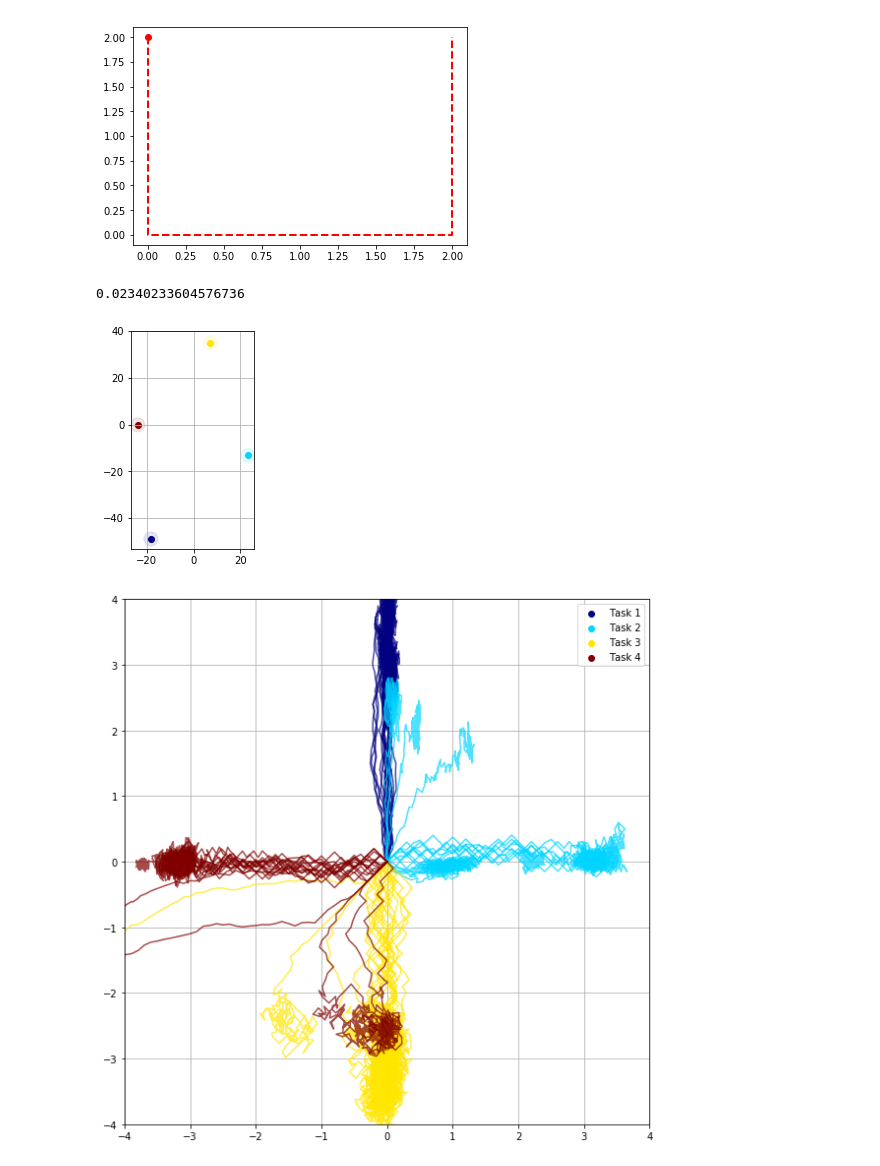
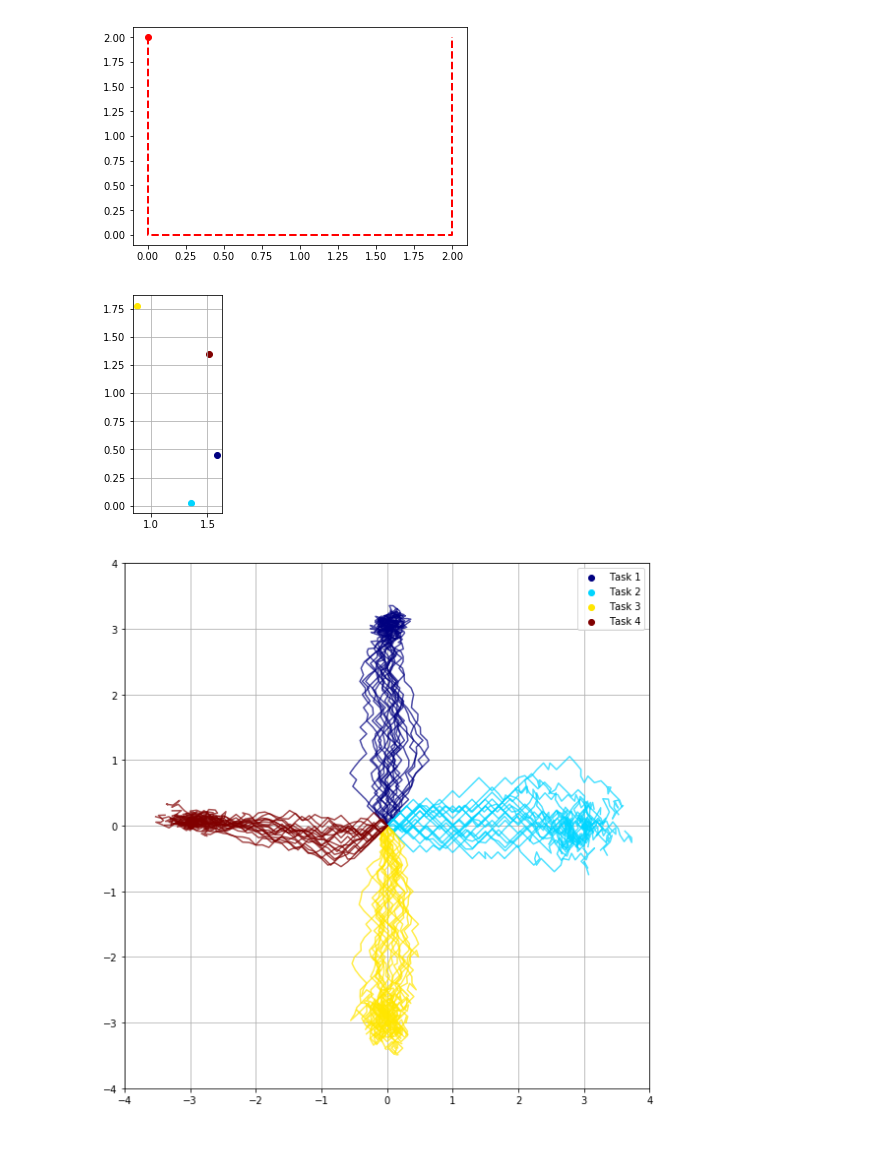
Before and after one commit to ryanjulian/embed2learn, a Jupyter notebook: notebooks/analyze_point_env.ipynb, the cells around one changed output. Saved outputs shown, nothing was run; the diff lists cells and outputs as text; code cells hidden in the pictures.

```diff
--- a/notebooks/analyze_point_env.ipynb
+++ b/notebooks/analyze_point_env.ipynb
@@ -125,9 +125,10 @@ EXP_PREFIX = "../../../data/local/ppo-point-embed"
 # EXP_NAME = "ppo_point_embed_2018_07_11_14_55_28_0001"
 # EXP_NAME = "ppo_point_embed_2018_07_10_17_44_38_0001"
 # EXP_NAME = "ppo_point_embed_2018_08_11_15_40_19_0001"
-EXP_NAME = "ppo_point_embed_2018_08_16_19_38_52_0001"
+# EXP_NAME = "ppo_point_embed_2018_08_16_19_38_52_0001"
+EXP_NAME = "ppo_point_embed_2018_08_23_16_54_40_0001"
 
-EXP_ITR = "290"
+EXP_ITR = "100"
 EXP = osp.join(EXP_PREFIX, EXP_NAME, "itr_{}.pkl".format(EXP_ITR))
 try:
     sess.close()
@@ -151,12 +152,10 @@ z_dists = [get_z_dist(t, policy) for t in range(num_tasks)]
 z_means = np.array([d[0] for d in z_dists])
 z_stds = np.array([d[1] for d in z_dists])
 
-# Embedding efficiency
-means_area = ConvexHull(z_means).volume
-stds_area = np.sum(np.pi * z_stds.prod(axis=1))
-print(stds_area/means_area)
+# # Embedding efficiency
+# means_area = ConvexHull(z_means).volume
+# stds_area = np.sum(np.pi * z_stds.prod(axis=1))
+# print(stds_area/means_area)
-# %% [output]
-0.02340233604576736
 # %%
 # Embedding visualization
 plt.figure()
@@ -171,14 +170,14 @@ for t in range(num_tasks):
     ax.add_artist(e)
 plt.grid(True)
 # %% [output]
-[figure, old version]
+[figure, new version]
 # %%
 # Rollout visualization
 matplotlib.rcParams['pdf.fonttype'] = 42
 matplotlib.rcParams['ps.fonttype'] = 42
 plt.figure(figsize=(8, 8))
 
-MAX_PATH_LENGTH = 200
+MAX_PATH_LENGTH = 50
 SAMPLING_POSITIONS = np.linspace(-10, 10, num=20)
 
 for t in range(num_tasks):
@@ -187,31 +186,31 @@ for t in range(num_tasks):
         [goals[t, 0]], [goals[t, 1]],
         #s=50,
         color=task_cmap[t],
         zorder=2,
         label="Task {}".format(t + 1))
 
     # Plot rollouts for linearly interpolated latents
     for i, x in enumerate(SAMPLING_POSITIONS):
         # systematic sampling of latent from embedding distribution
         z = z_means[t] + x * z_stds[t]
 
         # Run rollout
         obs = rollout(
             task_envs[t],
             policy,
             z,
             max_path_length=MAX_PATH_LENGTH,
             animated=False)
 
         # Plot rollout
         plt.plot(obs[:, 0], obs[:, 1], alpha=0.7, color=task_cmap[t])
 
 plt.grid(True)
 plt.xlim([-4, 4])
 plt.ylim([-4, 4])
 plt.axes().set_aspect('equal')
 plt.legend()
 plt.tight_layout()
 plt.show()
 # %% [output]
-[figure, old version]
+[figure, new version]
```
Also changed, not shown: 6 other files.
